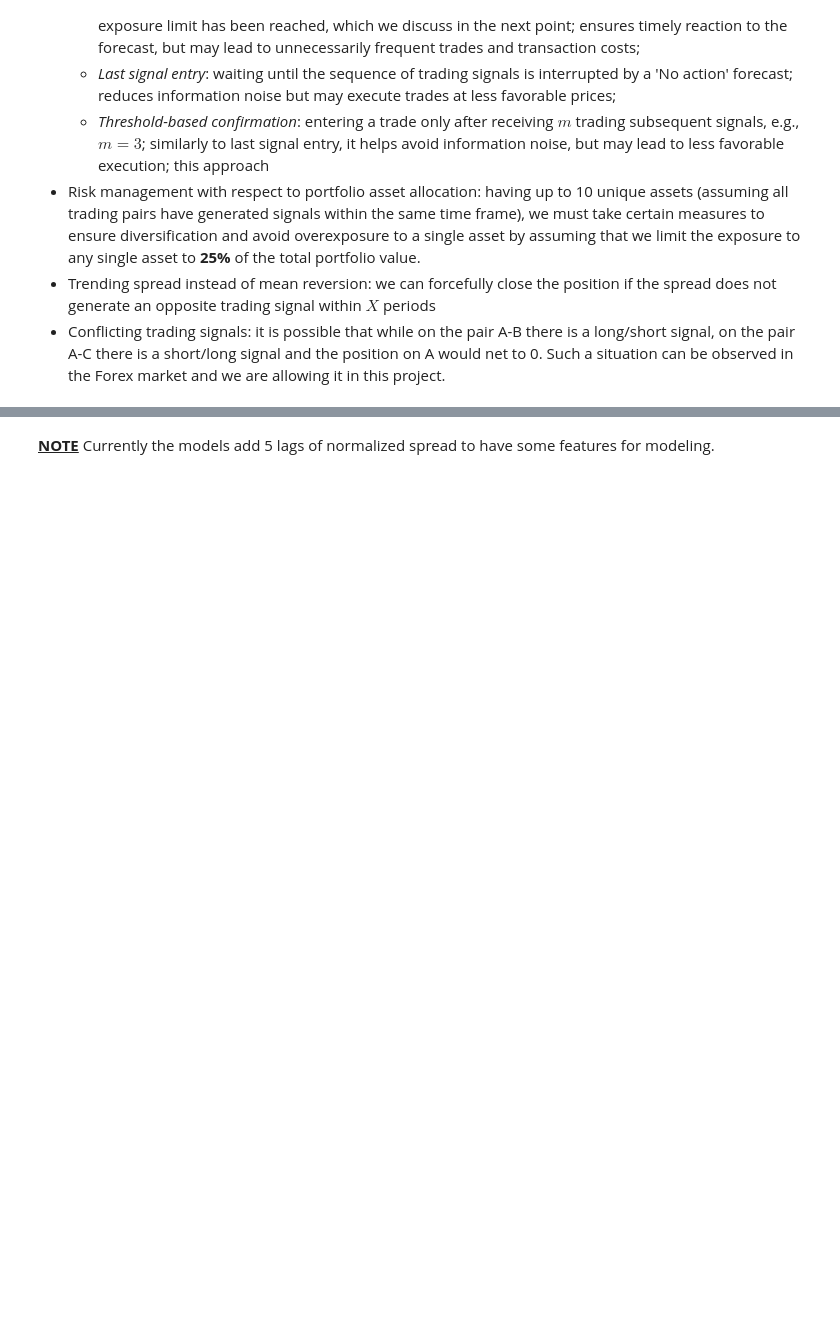
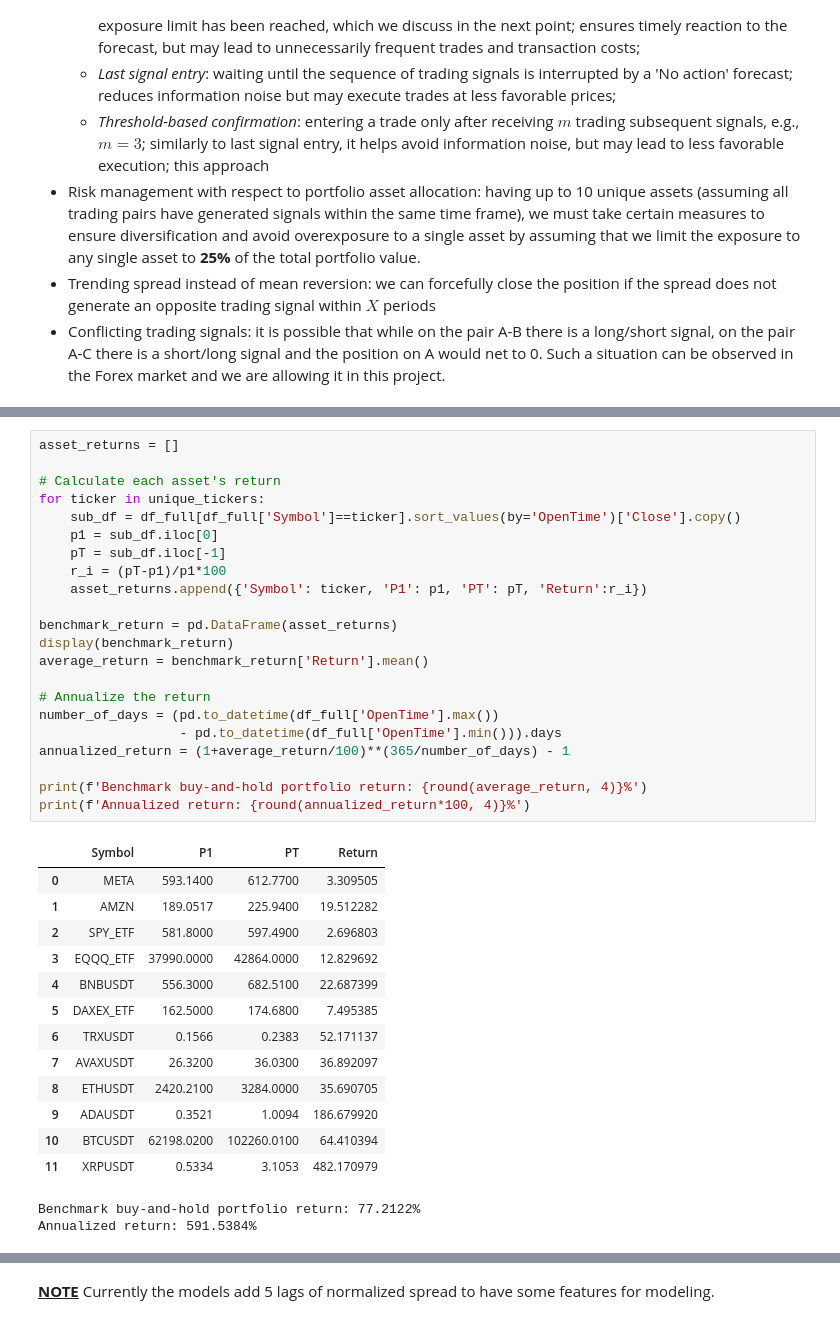
Before and after one commit to nite4/mscfe-masters-project, a Jupyter notebook: src/modeling.ipynb, the cells around one changed output, grey strips where cells are left out. Cells and saved outputs as stored; diff of their text form; blank space fills up the shorter version.

```diff
--- a/src/modeling.ipynb
+++ b/src/modeling.ipynb
@@ -116,0 +134,38 @@ Each pair has its own model trained.
+# %%
+asset_returns = []
+
+# Calculate each asset's return
+for ticker in unique_tickers:
+    sub_df = df_full[df_full['Symbol']==ticker].sort_values(by='OpenTime')['Close'].copy()
+    p1 = sub_df.iloc[0]
+    pT = sub_df.iloc[-1]
+    r_i = (pT-p1)/p1*100
+    asset_returns.append({'Symbol': ticker, 'P1': p1, 'PT': pT, 'Return':r_i})
+
+benchmark_return = pd.DataFrame(asset_returns)
+display(benchmark_return)
+average_return = benchmark_return['Return'].mean()
+
+# Annualize the return
+number_of_days = (pd.to_datetime(df_full['OpenTime'].max())
+                  - pd.to_datetime(df_full['OpenTime'].min())).days
+annualized_return = (1+average_return/100)**(365/number_of_days) - 1
+
+print(f'Benchmark buy-and-hold portfolio return: {round(average_return, 4)}%')
+print(f'Annualized return: {round(annualized_return*100, 4)}%')
+# %% [output]
+|  | Symbol | P1 | PT | Return |
+| 0 | META | 593.1400 | 612.7700 | 3.309505 |
+| 1 | AMZN | 189.0517 | 225.9400 | 19.512282 |
+| 2 | SPY_ETF | 581.8000 | 597.4900 | 2.696803 |
+| 3 | EQQQ_ETF | 37990.0000 | 42864.0000 | 12.829692 |
+| 4 | BNBUSDT | 556.3000 | 682.5100 | 22.687399 |
+| 5 | DAXEX_ETF | 162.5000 | 174.6800 | 7.495385 |
+| 6 | TRXUSDT | 0.1566 | 0.2383 | 52.171137 |
+| 7 | AVAXUSDT | 26.3200 | 36.0300 | 36.892097 |
+| 8 | ETHUSDT | 2420.2100 | 3284.0000 | 35.690705 |
+| 9 | ADAUSDT | 0.3521 | 1.0094 | 186.679920 |
+| 10 | BTCUSDT | 62198.0200 | 102260.0100 | 64.410394 |
+| 11 | XRPUSDT | 0.5334 | 3.1053 | 482.170979 |
+Benchmark buy-and-hold portfolio return: 77.2122%
+Annualized return: 591.5384%
```
Also changed, not shown: parts of 7 cells of this notebook, 1 other file.
